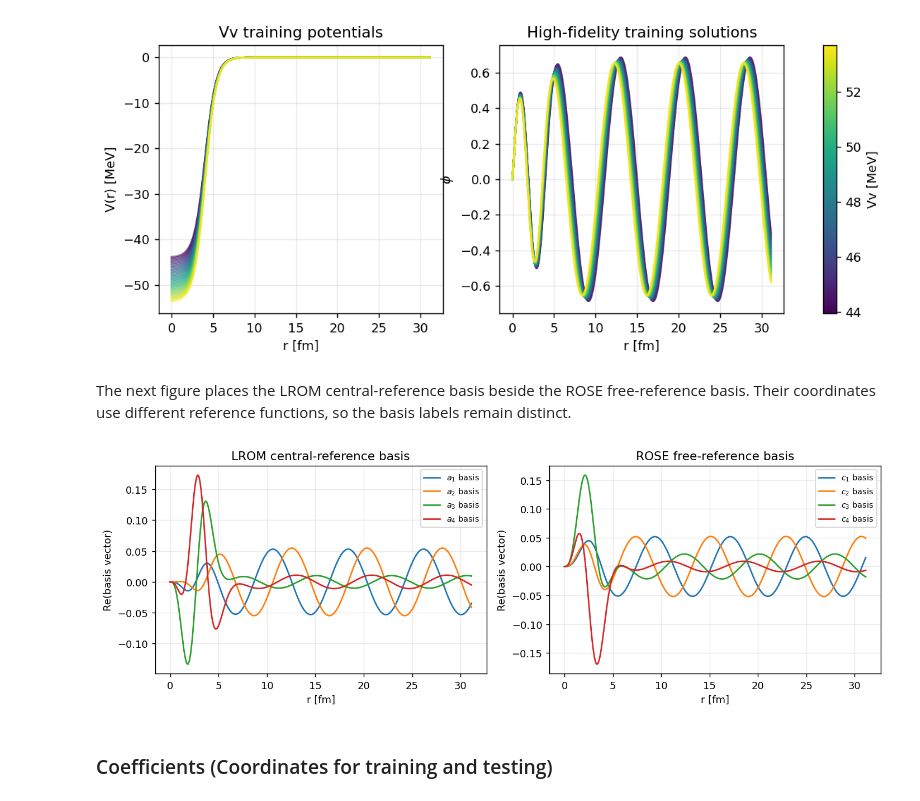
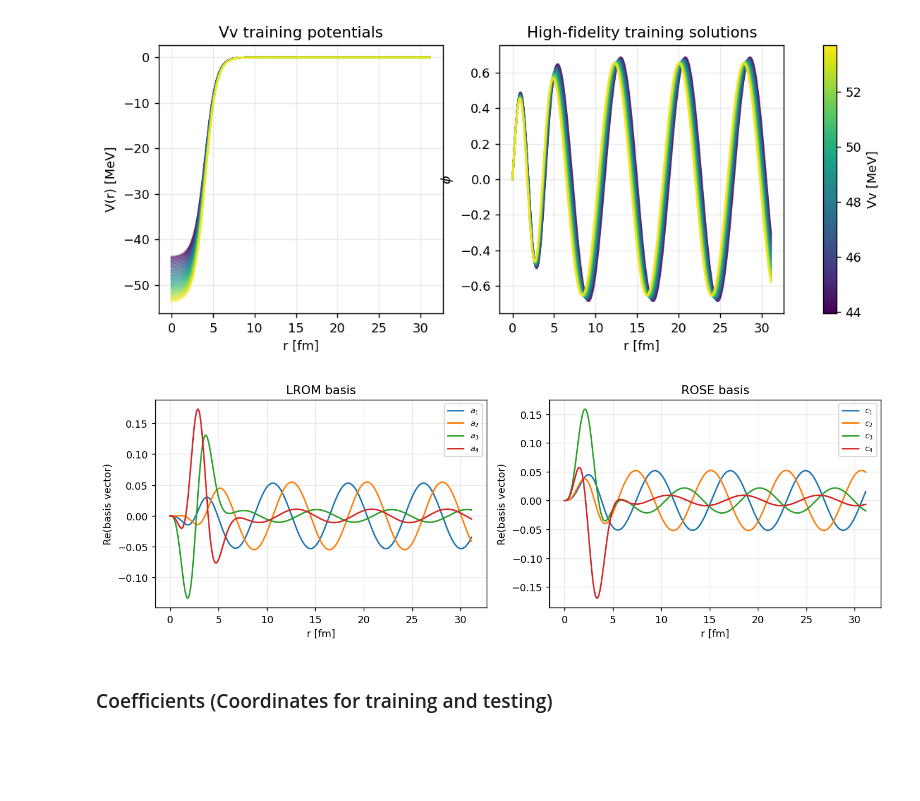
Before and after one commit to nitrogen5052/Learning-Reduced-Order-Models, a Jupyter notebook: notebooks/01_rbm_vs_lrom_single_wavefunction.ipynb, the cells around one changed output. Drawn from its saved outputs; the diff is of its cells as text; code cells hidden in the pictures; blank space fills up the shorter version.

```diff
--- a/notebooks/01_rbm_vs_lrom_single_wavefunction.ipynb
+++ b/notebooks/01_rbm_vs_lrom_single_wavefunction.ipynb
@@ -233,41 +171,21 @@ fig.colorbar(
 plt.show()
 # %% [output]
 [figure]
-# %% [markdown]
-The next figure places the LROM central-reference basis beside the ROSE
-free-reference basis. Their coordinates use different reference
-functions, so the basis labels remain distinct.
 # %%
-#Sect 1: plotting LROM Reduced basis, and ROSE RB
-basis = vv_emulator.basis[0]
-fig, axes = plt.subplots(1, 2, figsize=(11.0, 3.8))
-for coordinate_index in range(BASIS_SIZE):
-    axes[0].plot(
-        r,
-        np.real(basis.vectors[:, coordinate_index]),
-        label=fr"$a_{{{coordinate_index + 1}}}$ basis",
-    )
-    axes[1].plot(
-        r,
-        np.real(vv_rose_basis.vectors[:, coordinate_index]),
-        label=fr"$c_{{{coordinate_index + 1}}}$ basis",
-    )
-axes[0].set(
-    xlabel="r [fm]",
-    ylabel="Re(basis vector)",
-    title="LROM basis",
-)
-axes[1].set(
-    xlabel="r [fm]",
-    ylabel="Re(basis vector)",
-    title="ROSE basis",
-)
-for ax in axes:
+# Sect 1: LROM vs ROSE reduced bases
+fig, axes = plt.subplots(1, 2, figsize=(11, 3.8))
+pairs = [(vv_emulator.basis[0], "LROM", "a"), (vv_rose_basis, "ROSE", "c")]
+
+for ax, (basis, name, sym) in zip(axes, pairs):
+    for i in range(BASIS_SIZE):
+        ax.plot(r, np.real(basis.vectors[:, i]), label=fr"${sym}_{{{i+1}}}$")
+    ax.set(xlabel="r [fm]", ylabel="Re(basis vector)", title=f"{name} basis")
     ax.legend(fontsize=8)
+
 fig.tight_layout()
 plt.show()
 # %% [output]
-[figure, old version]
+[figure, new version]
 # %% [markdown]
 ### Coefficients (Coordinates for training and testing)
 # %%
```
Also changed, not shown: parts of 27 cells of this notebook.
